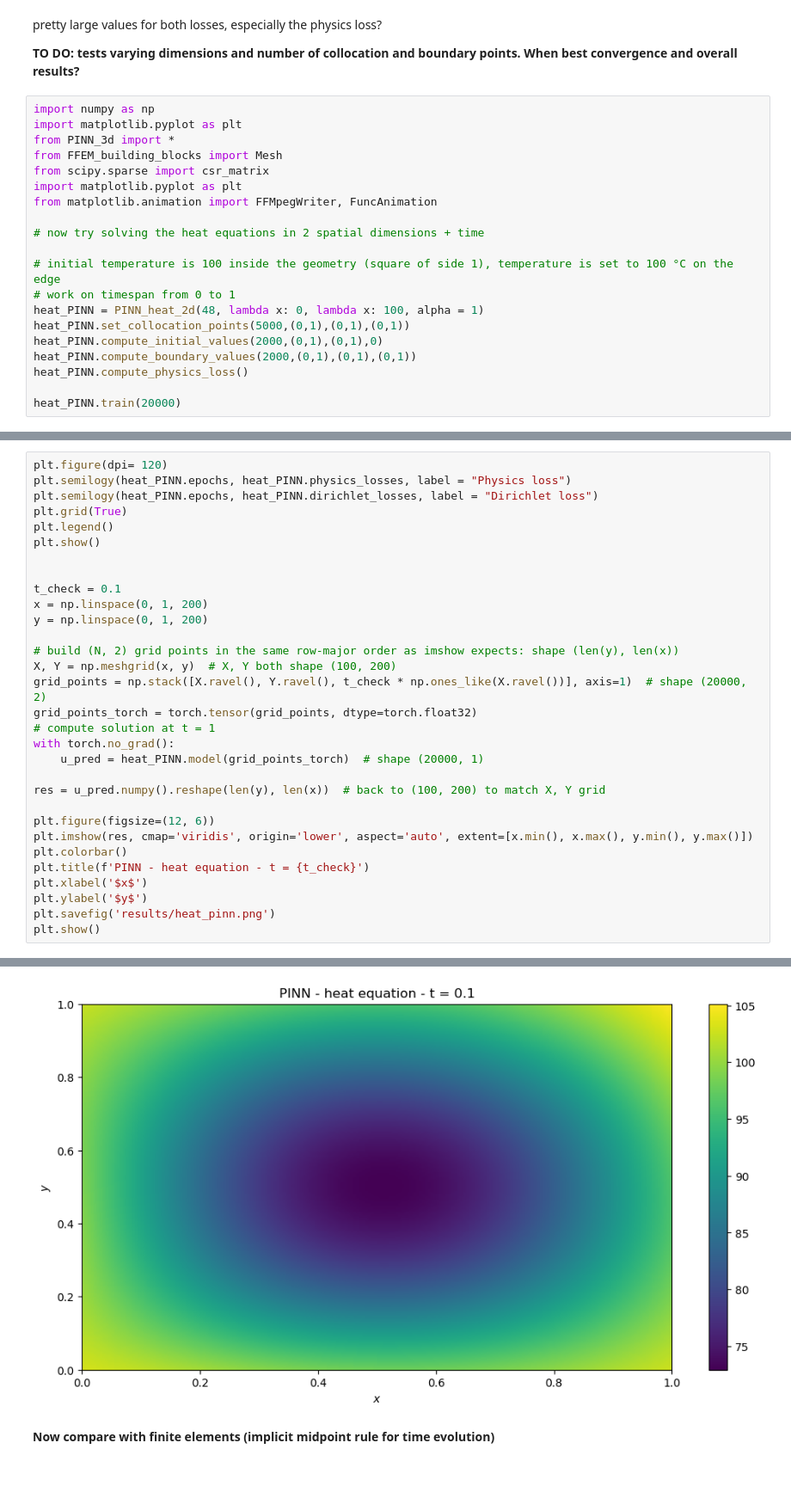
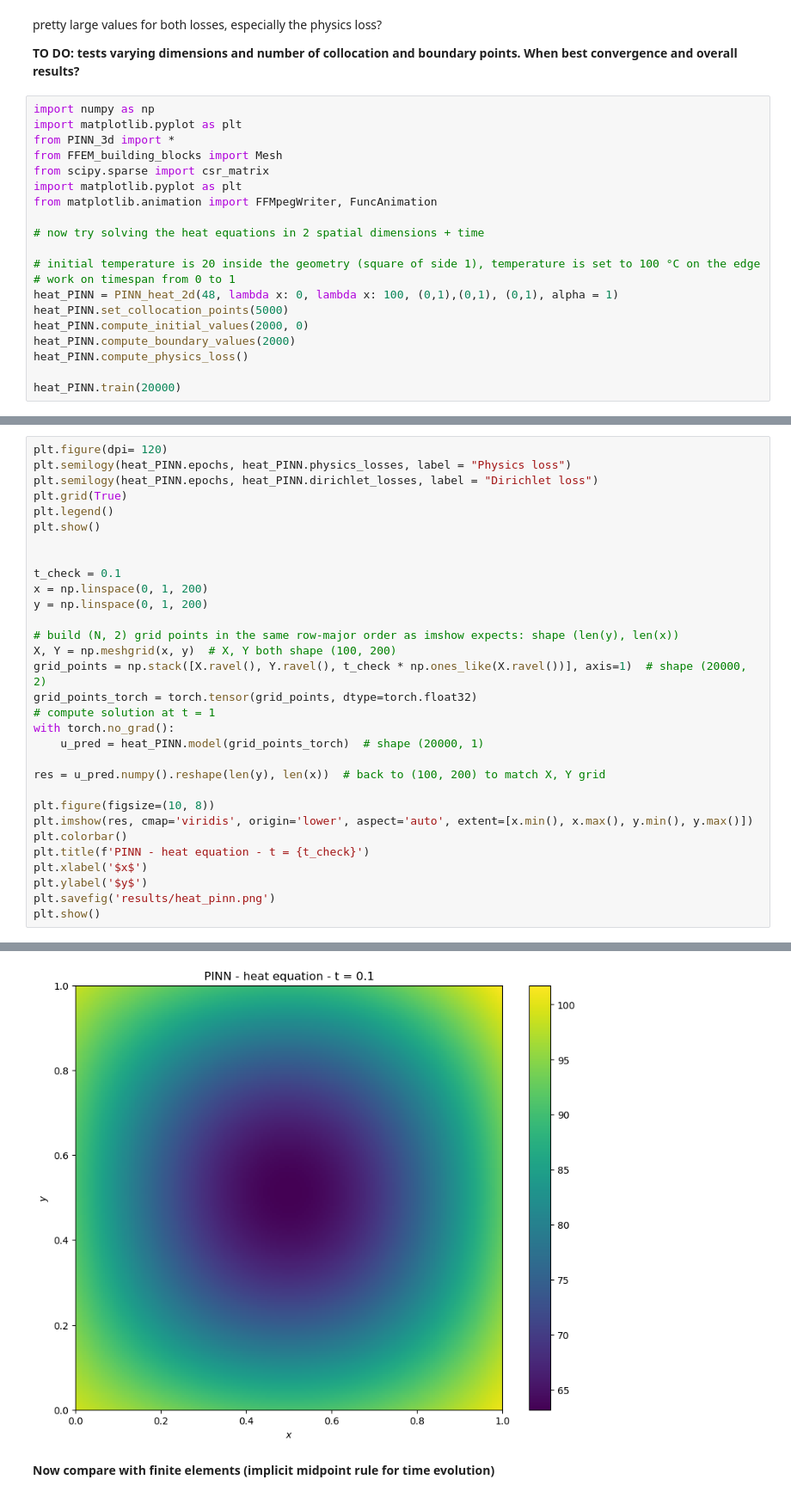
Before and after one commit to sottoviafilippo/Finite-elements-in-2d-and-PINNs, a Jupyter notebook: pinn_trials.ipynb, the cells around one changed output, grey strips where cells are left out. Shown at 86% size. Drawn from its saved outputs; the diff is of its cells as text; blank space fills up the shorter version.

```diff
--- a/pinn_trials.ipynb
+++ b/pinn_trials.ipynb
@@ -128,12 +128,12 @@ from matplotlib.animation import FFMpegWriter, FuncAnimation
 
 # now try solving the heat equations in 2 spatial dimensions + time
 
-# initial temperature is 100 inside the geometry (square of side 1), temperature is set to 100 °C on the edge
+# initial temperature is 20 inside the geometry (square of side 1), temperature is set to 100 °C on the edge
 # work on timespan from 0 to 1
-heat_PINN = PINN_heat_2d(48, lambda x: 0, lambda x: 100, alpha = 1)
-heat_PINN.set_collocation_points(5000,(0,1),(0,1),(0,1))
-heat_PINN.compute_initial_values(2000,(0,1),(0,1),0)
-heat_PINN.compute_boundary_values(2000,(0,1),(0,1),(0,1))
+heat_PINN = PINN_heat_2d(48, lambda x: 0, lambda x: 100, (0,1),(0,1), (0,1), alpha = 1)
+heat_PINN.set_collocation_points(5000)
+heat_PINN.compute_initial_values(2000, 0)
+heat_PINN.compute_boundary_values(2000)
 heat_PINN.compute_physics_loss()
 
 heat_PINN.train(20000)
@@ -181,7 +181,7 @@ with torch.no_grad():
 
 res = u_pred.numpy().reshape(len(y), len(x))  # back to (100, 200) to match X, Y grid
 
-plt.figure(figsize=(12, 6))
+plt.figure(figsize=(10, 8))
 plt.imshow(res, cmap='viridis', origin='lower', aspect='auto', extent=[x.min(), x.max(), y.min(), y.max()])
 plt.colorbar()
 plt.title(f'PINN - heat equation - t = {t_check}')
@@ -194,4 +194,4 @@ plt.show()
-[figure, old version]
+[figure, new version]
 # %% [markdown]
 **Now compare with finite elements (implicit midpoint rule for time evolution)**
 # %%
```
Also changed, not shown: parts of 7 cells of this notebook, 1 other file.
